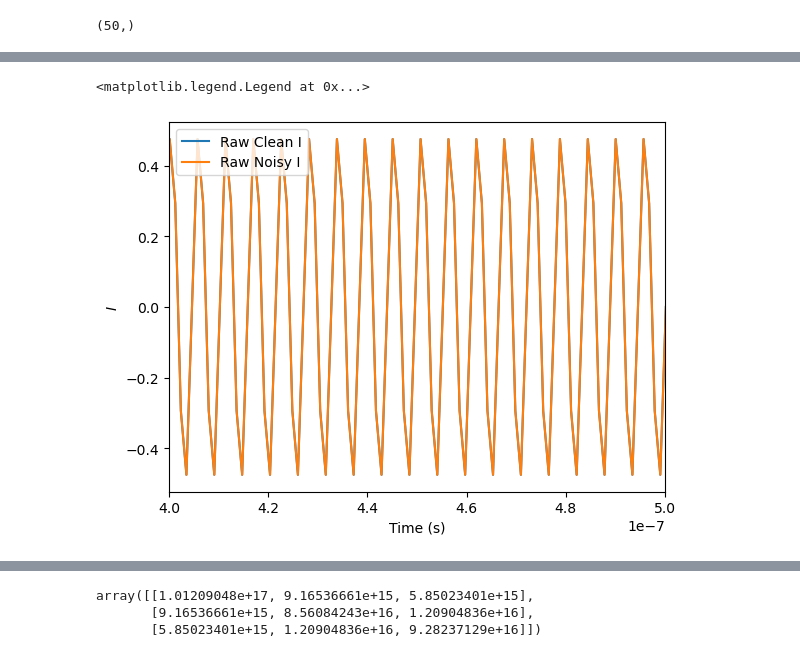
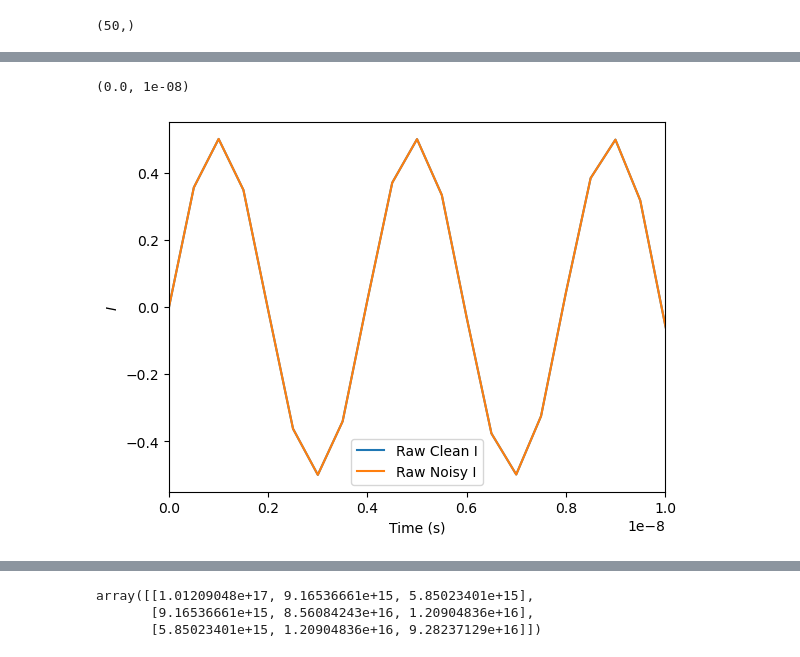
Before and after one commit to j-a-krzywda/ReadSpyn, a Jupyter notebook: src/readout_simulator/main.ipynb, the cells around one changed output, grey strips where cells are left out. Cells and saved outputs as stored; diff of their text form; code cells hidden in the pictures.

```diff
--- a/src/readout_simulator/main.ipynb
+++ b/src/readout_simulator/main.ipynb
@@ -189,15 +193,15 @@ plt.legend()
 # %%
 # plot raw signal
 plt.figure()
 raw_clean = simulator.get_raw_signal()
 raw_noisy = simulator2.get_raw_signal()
 
-plt.plot(t2, raw_noisy[1][0], label='Raw Clean I')
-plt.plot(t2, raw_noisy[0][0], label='Raw Noisy I')
+plt.plot(t2, raw_clean[1][0], label='Raw Clean I')
+plt.plot(t2, raw_clean[0][0], label='Raw Noisy I')
 plt.xlabel("Time (s)")
 plt.ylabel("$I$")
-plt.xlim(0.4*1e-6,0.5*1e-6)
 plt.legend()
+plt.xlim(0,1e-8)
 # %% [output]
-<matplotlib.legend.Legend at 0x...>
+(0.0, 1e-08)
-[figure, old version]
+[figure, new version]
```
Also changed, not shown: parts of 6 cells of this notebook, 3 other files.
